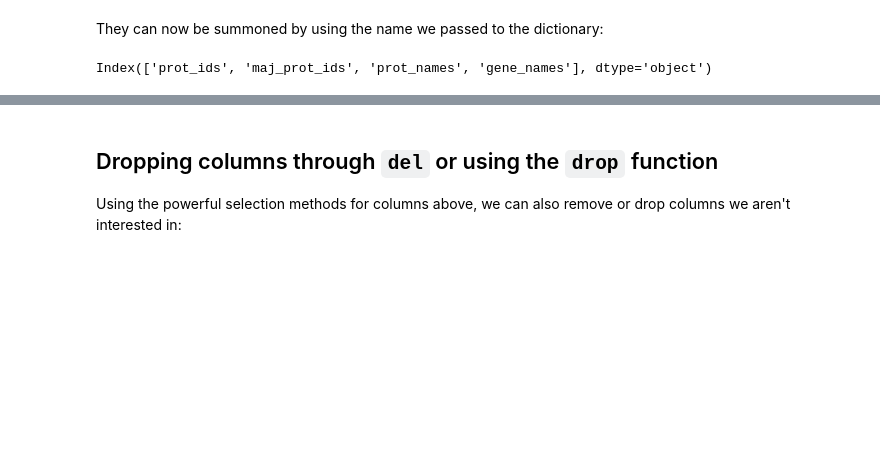
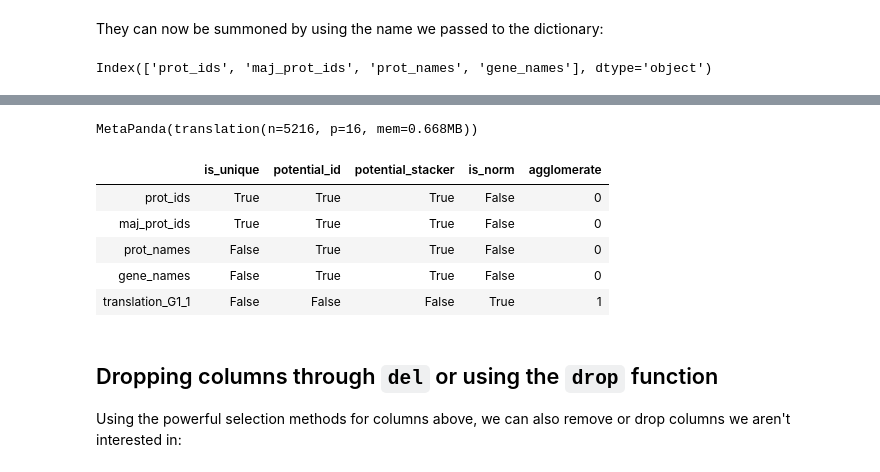
Before and after one commit to gregparkes/turbopanda, a Jupyter notebook: examples/notebook1.ipynb, the cells around one changed output, grey strips where cells are left out. Cells and saved outputs as stored; diff of their text form; code cells hidden in the pictures; blank space fills up the shorter version.

Commit message:
added analyze, creating SDF progress

```diff
--- a/examples/notebook1.ipynb
+++ b/examples/notebook1.ipynb
@@ -25,4 +25,4 @@ Additionally, the `__repr__` object represents the dataset in terms of dimension
 # %%
 # download a dataset
 dd = pd.read_csv("../../Research Data/datasets/aviner_translation.csv")
-g = trb.MetaPanda(dd)
+g = trb.MetaPanda(dd, name="translation")
@@ -245,3 +245,16 @@ Index(['prot_ids', 'maj_prot_ids', 'prot_names', 'gene_names'], dtype='object')
+# %%
+g.analyze(functions=["agglomerate"])
+# %% [output]
+MetaPanda(translation(n=5216, p=16, mem=0.668MB))
+# %%
+g.meta_.head()
+# %% [output]
+|  | is_unique | potential_id | potential_stacker | is_norm | agglomerate |
+| prot_ids | True | True | True | False | 0 |
+| maj_prot_ids | True | True | True | False | 0 |
+| prot_names | False | True | True | False | 0 |
+| gene_names | False | True | True | False | 0 |
+| translation_G1_1 | False | False | False | True | 1 |
 # %% [markdown]
 ## Dropping columns through `del` or using the `drop` function
 
```
Also changed, not shown: parts of 4 cells of this notebook, 5 other files.
